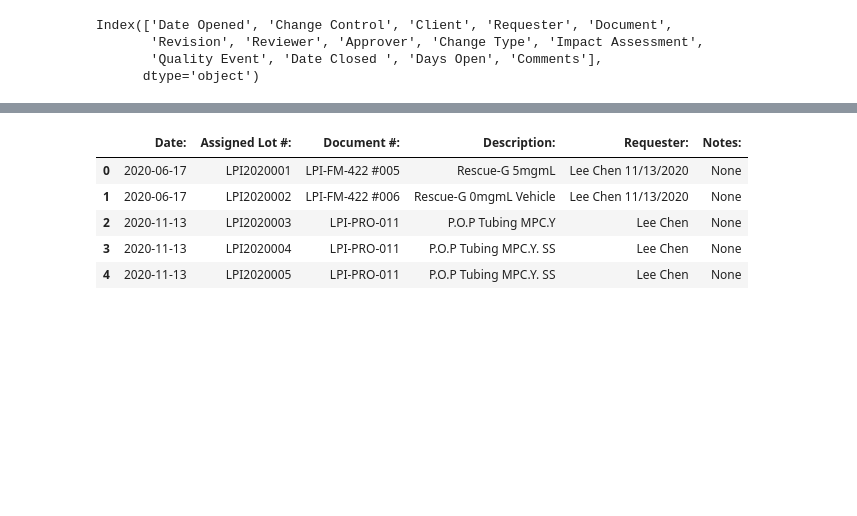
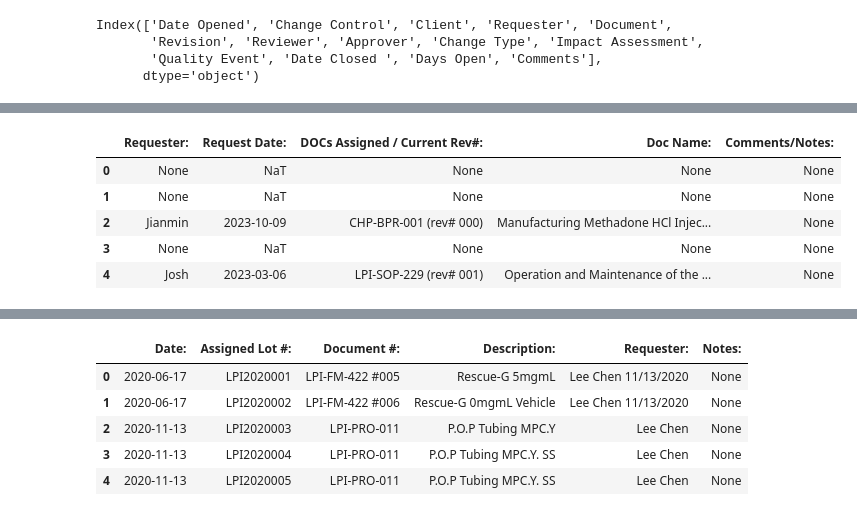
Before and after one commit to cpatterson71/Quality_Dashboard, a Jupyter notebook: Quality_Data_Clean_Up.ipynb, the cells around one changed output, grey strips where cells are left out. Saved outputs shown, nothing was run; the diff lists cells and outputs as text; code cells hidden in the pictures; blank space fills up the shorter version.

```diff
--- a/Quality_Data_Clean_Up.ipynb
+++ b/Quality_Data_Clean_Up.ipynb
@@ -52,7 +54,14 @@ temp.head()
 # %%
-file_2 = '\\\LPISERVER\Project Group - QAQC\\LPI\\PENDING DOCs_Testing\\\DOCs_PROJs.xlsx'
+file_2 = 'DOCs_PROJs.xlsx'
 wb2 = xl.Book(file_2)
 sht2 = wb2.sheets[0]
 temp2 = sht2.range('A1:E1322')
 temp2 = temp2.options(pd.DataFrame, index=False).value
 temp2.head()
+# %% [output]
+|  | Requester: | Request Date: | DOCs Assigned / Current Rev#: | Doc Name: | Comments/Notes: |
+| 0 | None | NaT | None | None | None |
+| 1 | None | NaT | None | None | None |
+| 2 | Jianmin | 2023-10-09 | CHP-BPR-001 (rev# 000) | Manufacturing Methadone HCl Injec... | None |
+| 3 | None | NaT | None | None | None |
+| 4 | Josh | 2023-03-06 | LPI-SOP-229 (rev# 001) | Operation and Maintenance of the ... | None |
```
Also changed, not shown: parts of 9 cells of this notebook, 2 other files.
